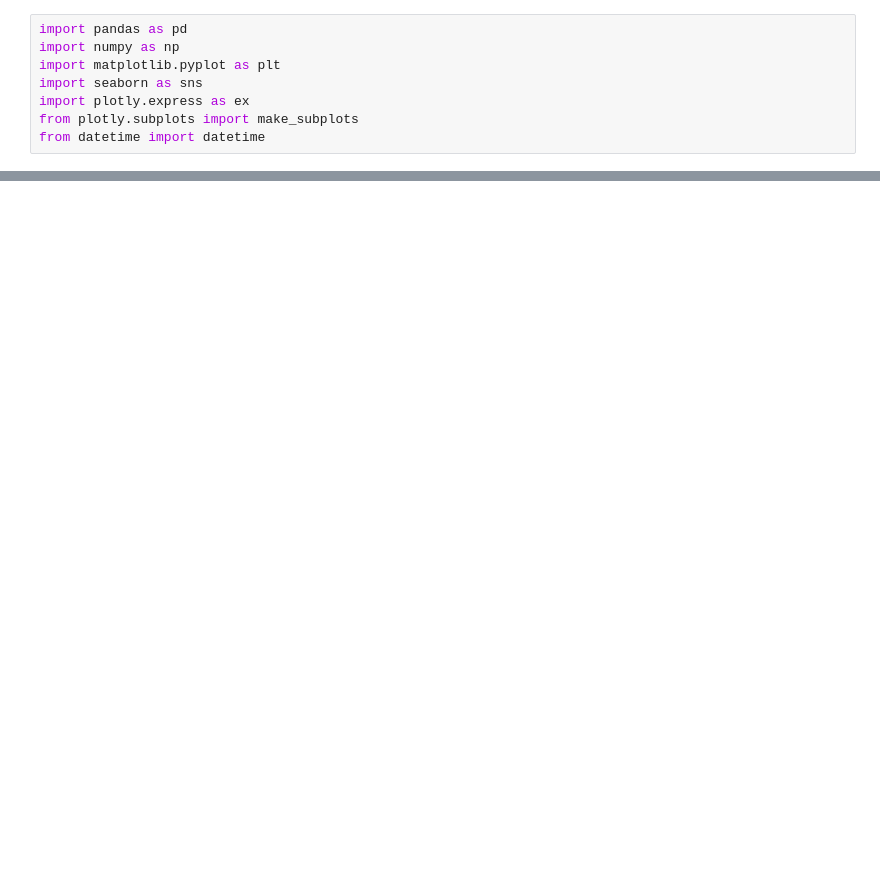
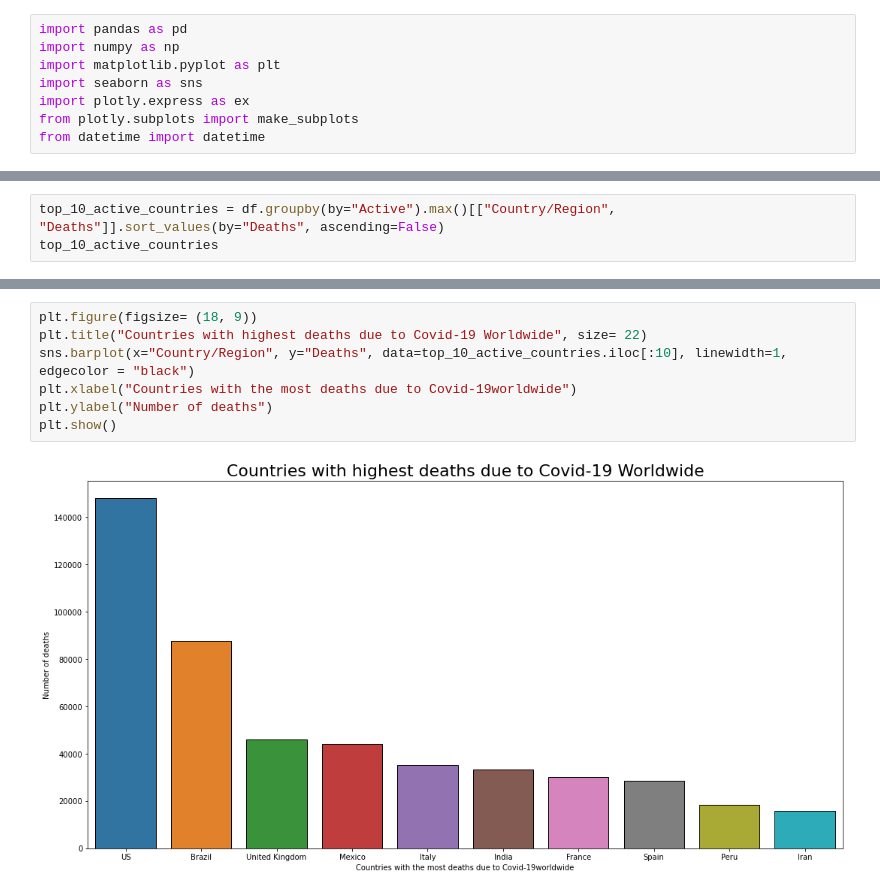
Before and after one commit to UgochukwuChidera/Portfolio, a Jupyter notebook: Covid Data Analysis Project.ipynb, the cells around one changed output, grey strips where cells are left out. Saved outputs shown, nothing was run; the diff lists cells and outputs as text; blank space fills up the shorter version.

```diff
--- a/Covid Data Analysis Project.ipynb
+++ b/Covid Data Analysis Project.ipynb
@@ -63,0 +209,3 @@ ValueError: Could not interpret input 'Country/Region'
+# %%
+top_10_active_countries = df.groupby(by="Active").max()[["Country/Region", "Deaths"]].sort_values(by="Deaths", ascending=False)
+top_10_active_countries
@@ -63,0 +227,9 @@ ValueError: Could not interpret input 'Country/Region'
+# %%
+plt.figure(figsize= (18, 9))
+plt.title("Countries with highest deaths due to Covid-19 Worldwide", size= 22)
+sns.barplot(x="Country/Region", y="Deaths", data=top_10_active_countries.iloc[:10], linewidth=1, edgecolor = "black")
+plt.xlabel("Countries with the most deaths due to Covid-19worldwide")
+plt.ylabel("Number of deaths")
+plt.show()
+# %% [output]
+[figure, added]
```
Also changed, not shown: parts of 16 cells of this notebook, 23 other files.
